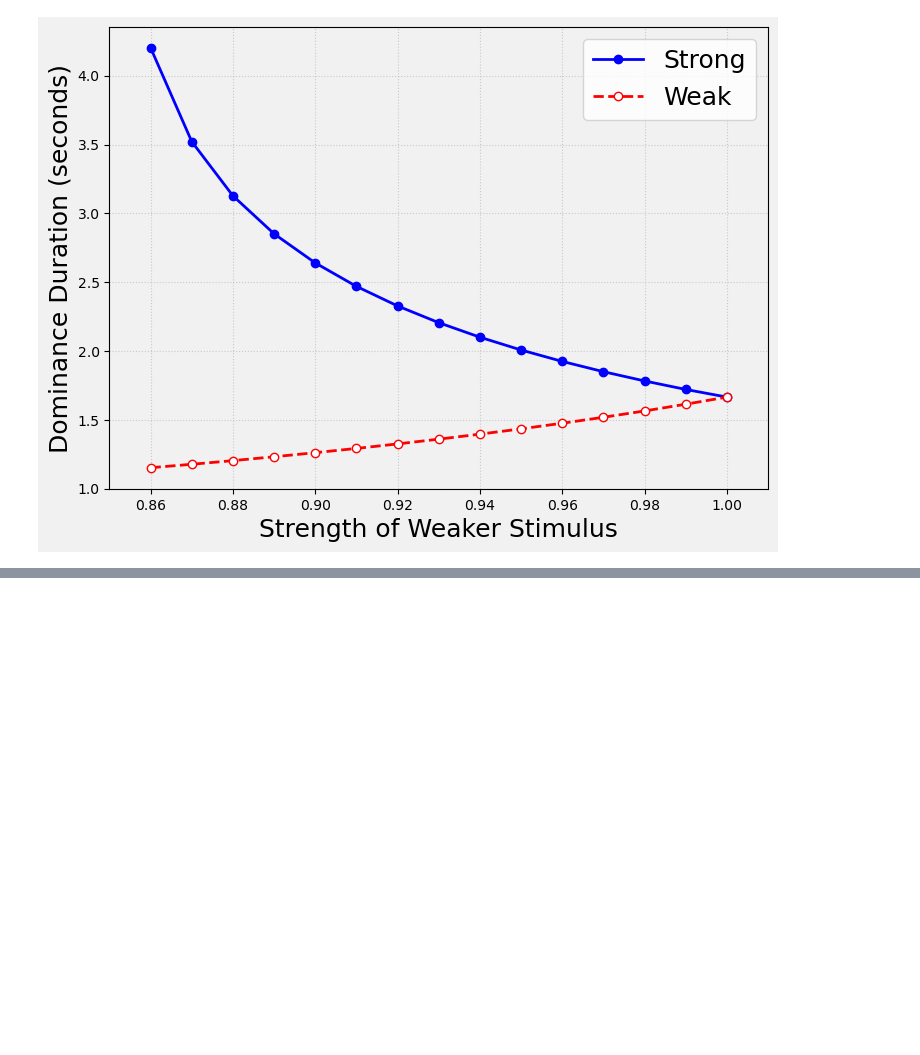
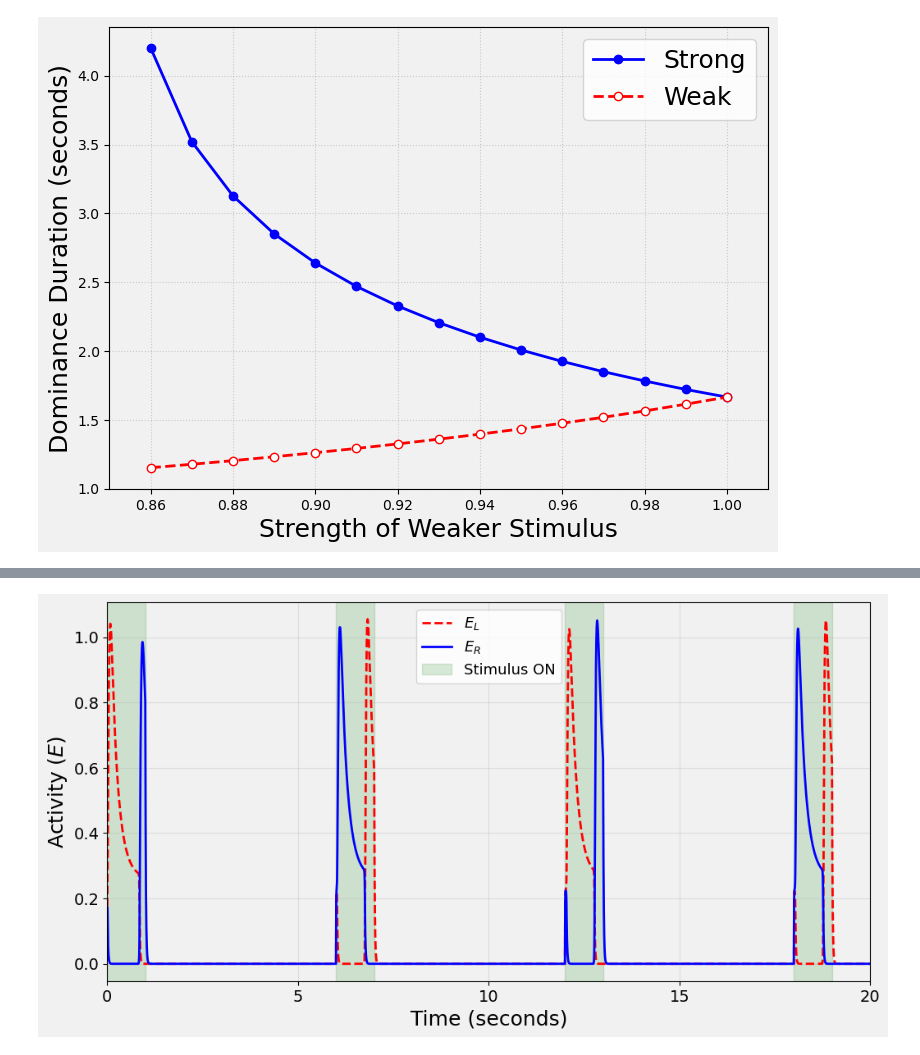
Before and after one commit to kavyavijaysankar/Binocular-Rivalry-and-Rivalry-Memory, a Jupyter notebook: simulations.ipynb, the cells around one changed output, grey strips where cells are left out. Drawn from its saved outputs; the diff is of its cells as text; code cells hidden in the pictures; blank space fills up the shorter version.

Commit message:
Update simulations

```diff
--- a/simulations.ipynb
+++ b/simulations.ipynb
@@ -291,0 +321,90 @@ plt.show()
+# %%
+
+
+tau = 15.0
+tau_H = 996.0
+tau_F = 20.0
+tau_A = 500.0
+M = 1.0
+a = 3.4
+g = 3.0
+epsilon = 0.2
+
+def sigmoid_fac(x):
+    """Bistable sigmoid function for facilitation (Equation 11)"""
+    return 1.25 * (x**2) / (0.25 + x**2)
+
+def rivalry_memory_model(y, t, L_in, R_in):
+    EL, ER, HL, HR, FL, FR, AL, AR = y
+
+    # Recurrent excitation modulated by facilitation F
+    recL = epsilon * FL * EL
+    recR = epsilon * FR * ER
+
+    # Eq 2 modified
+    dEL = (-EL + M * np.maximum(L_in - a * ER + recL - g * HL, 0)) / tau
+    dER = (-ER + M * np.maximum(R_in - a * EL + recR - g * HR, 0)) / tau
+
+    # Eq 2
+    dHL = (-HL + EL) / tau_H
+    dHR = (-HR + ER) / tau_H
+
+    # eq 11
+    dFL = (-FL + sigmoid_fac(FL + EL) - AL) / tau_F
+    dFR = (-FR + sigmoid_fac(FR + ER) - AR) / tau_F
+    dAL = (-AL + EL) / tau_A
+    dAR = (-AR + ER) / tau_A
+
+    return [dEL, dER, dHL, dHR, dFL, dFR, dAL, dAR]
+
+# Simulation parameters
+pulse_dur = 1000.0 #stimulus on
+blank_dur = 5000.0 #stimulus off
+t_stop = 20000.0
+dt = 2.0
+
+t_eval = np.arange(0, t_stop, dt)
+
+y0 = [0.0, 0.0, 0.0, 0.0, 0.0, 0.0, 0.0, 0.0]
+results = []
+curr_y = y0
+
+for i, t in enumerate(t_eval):
+    cycle_time = t % (pulse_dur + blank_dur)
+    if cycle_time < pulse_dur:
+        # Stimulus ON
+        L_in, R_in = (1.0, 0.95) if t < pulse_dur else (1.0, 1.0)
+    else:
+        # Stimulus OFF
+        L_in, R_in = 0.0, 0.0
+
+    res = odeint(rivalry_memory_model, curr_y, [t, t+dt], args=(L_in, R_in))
+    curr_y = res[-1]
+    results.append(curr_y)
+
+results = np.array(results)
+
+
+fig = plt.figure(figsize=(12, 6))
+fig.patch.set_facecolor('#f1f1f1')
+plt.gca().set_facecolor('#f1f1f1')
+plt.plot(t_eval / 1000, results[:, 0], label='$E_L$', color='red', linestyle="--", linewidth=2)
+plt.plot(t_eval / 1000, results[:, 1], label='$E_R$', color='blue', linewidth=2)
+# Stimulus overlay
+cycle_total = (pulse_dur + blank_dur) / 1000  # 6 seconds
+for i in range(int(20 / cycle_total) + 1):
+    start = i * cycle_total
+    if start < 20:
+        end = min(start + (pulse_dur / 1000), 20)
+        plt.axvspan(start, end, color='green', alpha=0.15, label='Stimulus ON' if i==0 else "")
+
+plt.xticks(np.arange(0, 21, 5))
+plt.xlim(0, 20)
+plt.xlabel('Time (seconds)', fontsize=18)
+plt.ylabel('Activity ($E$)', fontsize=18)
+plt.tick_params(axis='both', which='major', labelsize=14)
+plt.legend(prop={'size': 13})
+plt.grid(True, alpha=0.3)
+plt.show()
+# %% [output]
+[figure, added]
```
Also changed, not shown: parts of 6 cells of this notebook.
